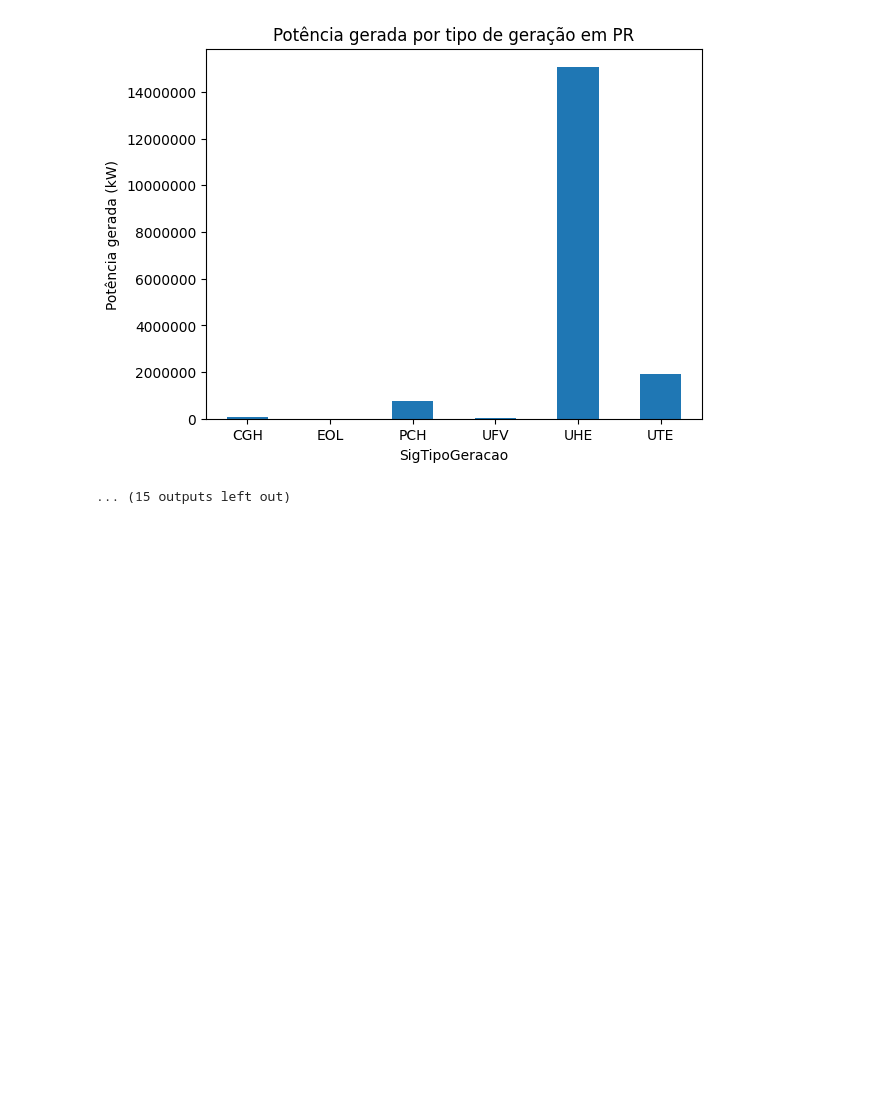
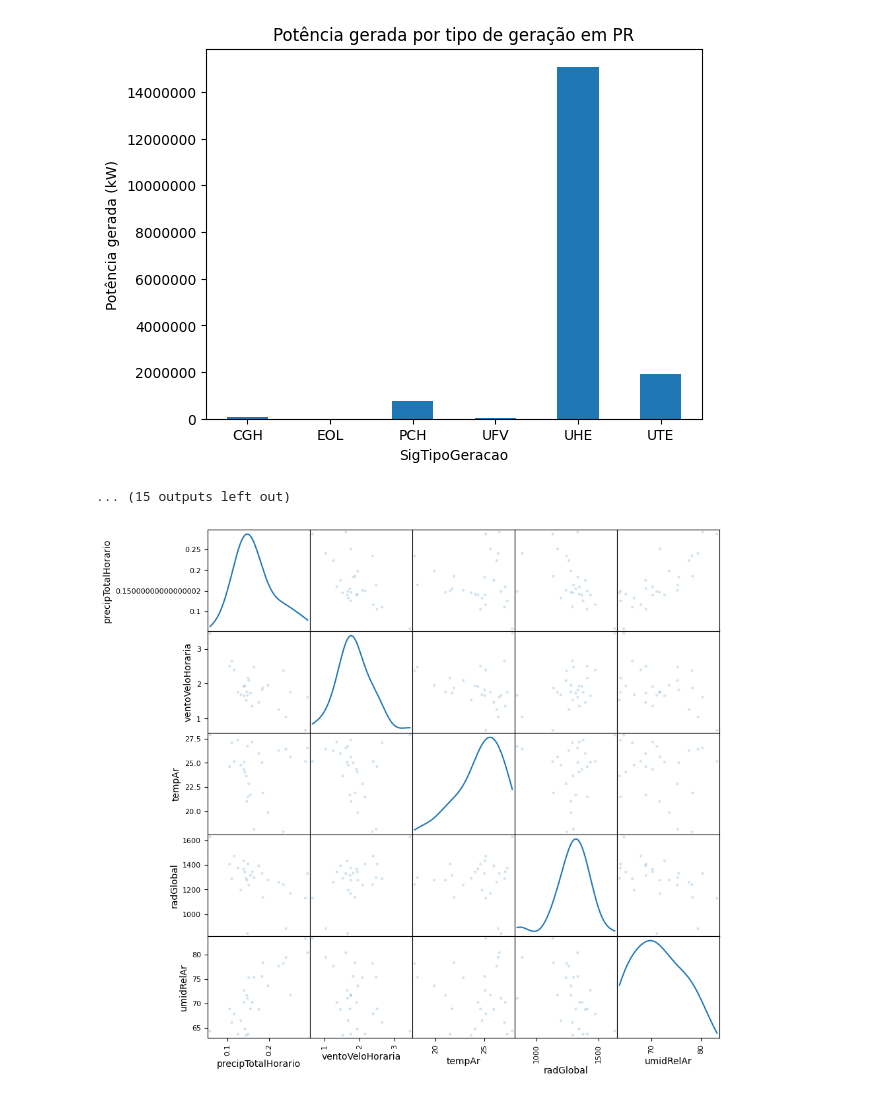
Before and after one commit to TiagoRCunha/pi-03-relacao-energia-condicao-climatica, a Jupyter notebook: aed.ipynb, the cells around one changed output. Drawn from its saved outputs; the diff is of its cells as text; code cells hidden in the pictures; blank space fills up the shorter version.

```diff
--- a/aed.ipynb
+++ b/aed.ipynb
@@ -30,3 +1,28 @@
+# %%
+import pandas as pd
+import numpy as np
+import matplotlib.pyplot as plt
+
+dim_empreendimentos = pd.read_csv(
+    "data/dim_empreendimento.csv",
+    delimiter=";",
+    encoding="UTF-8")
+
+dim_regiao = pd.read_csv(
+    "data/dim_regiao.csv",
+    delimiter=";",
+    encoding="UTF-8")
+
+fato_dados_metereologicos = pd.read_csv(
+    "data/fato_dados_meteorologicos.csv",
+    delimiter=";",
+    encoding="UTF-8")
+
+fato_geracao = pd.read_csv(
+    "data/fato_geracao.csv",
+    delimiter=";",
+    encoding="UTF-8",
+    decimal=',')
 # %%
 merge = pd.merge(fato_geracao, dim_empreendimentos, left_on='Id_empreendimento', right_on='id')
 
@@ -110,3 +106,18 @@ for uf in ufs:
 [figure]
 [figure]
 ... (15 outputs left out)
+# %%
+# Junção dos arquivos
+merge_columns = ['UF', 'precipTotalHorario', 'ventoVeloHoraria', 'tempAr', 'radGlobal', 'umidRelAr']
+bar_columns = ['precipTotalHorario', 'ventoVeloHoraria', 'tempAr', 'radGlobal', 'umidRelAr']
+df = pd.merge(dim_regiao, fato_dados_metereologicos, left_on='id', right_on='id_regiao')[merge_columns]
+
+for column in merge_columns[1:]:
+    df[column].fillna(df[column].mean(), inplace=True)
+# %%
+df_grouped_mean_uf = df.groupby('UF').mean()
+
+pd.plotting.scatter_matrix(df_grouped_mean_uf, alpha=0.2, figsize=(10, 10), diagonal='kde')
+plt.show()
+# %% [output]
+[figure, added]
```
Also changed, not shown: parts of 5 cells of this notebook, 2 other files.
